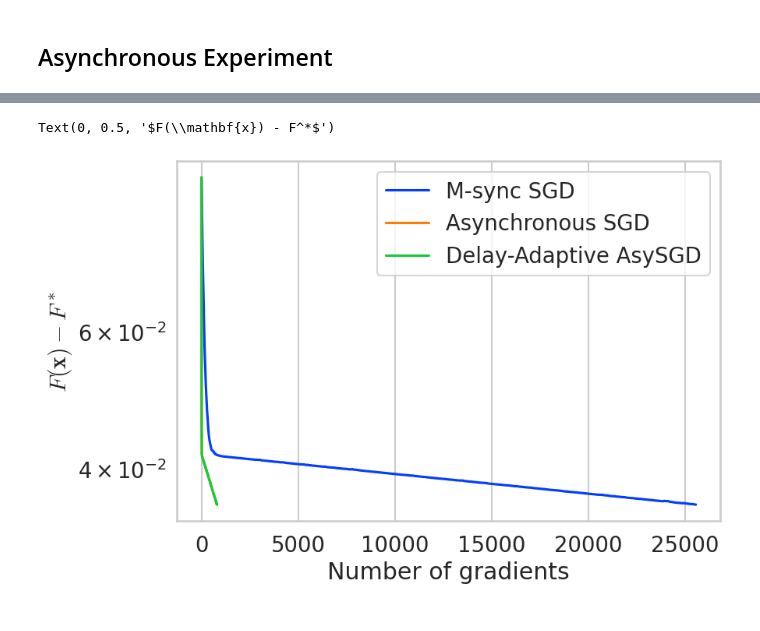
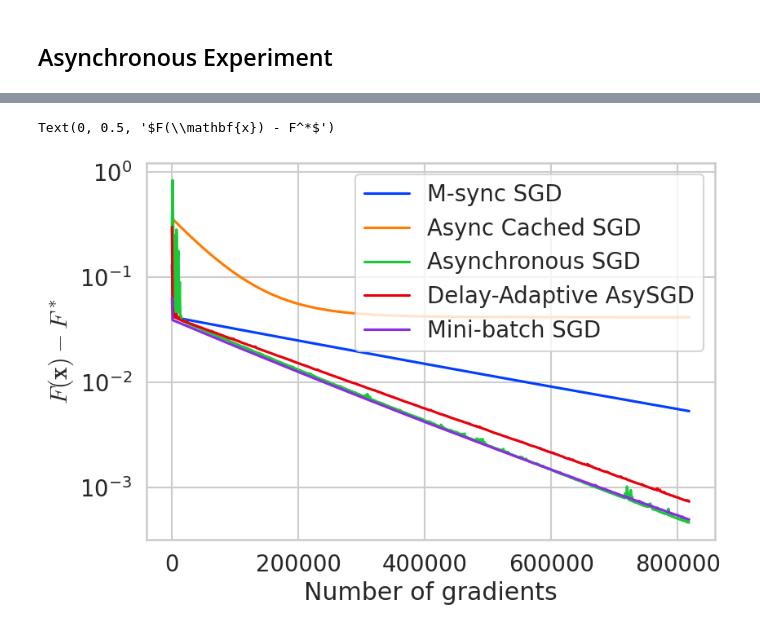
Before and after one commit to PerryChuh/asynchronous_sgd, a Jupyter notebook: code.ipynb, the cells around one changed output, grey strips where cells are left out. Drawn from its saved outputs; the diff is of its cells as text; code cells hidden in the pictures.

```diff
--- a/code.ipynb
+++ b/code.ipynb
@@ -453,3 +459,11 @@ def run(num_workers, lr, iterations=200, asynchronous=True, delay_adaptive=False
     return np.asarray(its), np.asarray(ts), np.asarray([evaluate(x) for x in trace]), np.asarray(delays)
 # %% [markdown]
 ## Synchronous Experiment
+# %%
+lr_asc = 0.001 # best tuned
+its_asc, ts_asc, losses_asc, delays = run(num_workers, lr=lr_asc,
+                                 iterations=iterations,
+                                 asynchronous=True,
+                                 delay_adaptive=False,
+                                 batch_size=batch_size,
+                                 async_cached=True)
@@ -456,6 +472,9 @@ def run(num_workers, lr, iterations=200, asynchronous=True, delay_adaptive=False
 # %%
-lr_mini = 0.43 # best tuned
-lr_decay = 0
-its_, ts_, losses_, delays = run(1, lr=lr_mini,
-                                       iterations=iterations, asynchronous=False, delay_adaptive=False, batch_size=batch_size)
+lr_mini = 0.19 # best tuned
+its_, ts_, losses_, delays = run(num_workers, lr=lr_mini,
+                                 iterations=iterations,
+                                 asynchronous=False,
+                                 delay_adaptive=False,
+                                 batch_size=batch_size,
+                                 async_cached=False)
 # %% [output]
@@ -464,7 +483,10 @@ its_, ts_, losses_, delays = run(1, lr=lr_mini,
 ## Asynchronous Experiment
 # %%
 lr_as = 0.43 # best tuned
-lr_decay = 0
-its_as, ts_as, losses_as, delays = run(1, lr=lr_as,
-                                       iterations=iterations, asynchronous=True, delay_adaptive=False, batch_size=batch_size)
+its_as, ts_as, losses_as, delays = run(num_workers, lr=lr_as,
+                                       iterations=iterations,
+                                       asynchronous=True,
+                                       delay_adaptive=False,
+                                       batch_size=batch_size,
+                                       async_cached=False)
 # %% [output]
@@ -472,6 +494,9 @@ its_as, ts_as, losses_as, delays = run(1, lr=lr_as,
 # %%
 lr_ad = 0.43 # best tuned
-lr_decay = 0
-its_ad, ts_ad, losses_ad, delays = run(1, lr=lr_ad,
-                                       iterations=iterations, asynchronous=True, delay_adaptive=True, batch_size=batch_size)
+its_ad, ts_ad, losses_ad, delays = run(num_workers, lr=lr_ad,
+                                       iterations=iterations,
+                                       asynchronous=True,
+                                       delay_adaptive=True,
+                                       batch_size=batch_size,
+                                       async_cached=False)
 # %% [output]
@@ -479,16 +504,18 @@ its_ad, ts_ad, losses_ad, delays = run(1, lr=lr_ad,
 # %%
 
-plt.plot(its_ * num_workers, losses_ - f_min_val, label='M-sync SGD')
-plt.plot(its_as, losses_as - f_min_val, label='Asynchronous SGD')
-plt.plot(its_ad, losses_ad - f_min_val, label='Delay-Adaptive AsySGD')
+plt.plot(its_ * it_check, losses_ - f_min_val, label='M-sync SGD')
+plt.plot(its_asc * it_check, losses_asc - f_min_val, label='Async Cached SGD')
+plt.plot(its_as * it_check, losses_as - f_min_val, label='Asynchronous SGD')
+plt.plot(its_ad * it_check, losses_ad - f_min_val, label='Delay-Adaptive AsySGD')
+plt.plot(its_single* num_workers, losses_single - f_min_val, label='Mini-batch SGD')
 plt.yscale('log')
 plt.legend()
 plt.xlabel('Number of gradients')
 plt.ylabel(r'$F(\mathbf{x}) - F^*$')
 # plt.savefig(f'quadratic_grads_M_{num_workers}_n={n_data}_dim={dim}_bs_{batch_size}.pdf', bbox_inches='tight')
 # %% [output]
 Text(0, 0.5, '$F(\\mathbf{x}) - F^*$')
-[figure, old version]
+[figure, new version]
 # %%
 f_min_val = f_min.item()
 plt.plot(ts_, losses_ - f_min_val, label='M-sync SGD')
```
Also changed, not shown: parts of 17 cells of this notebook, 2 other files.
